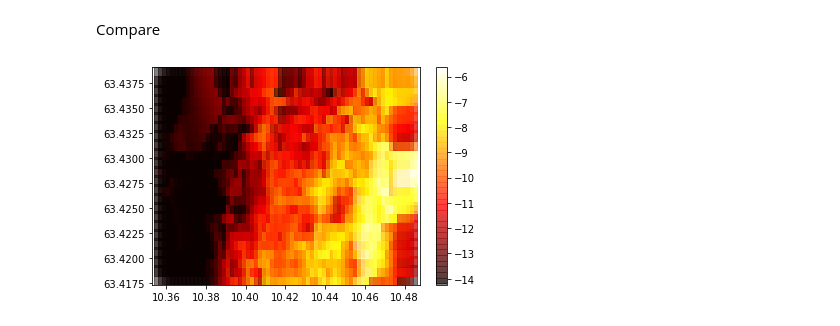
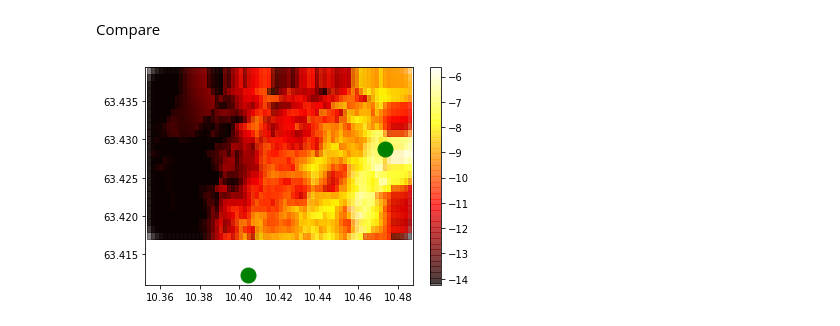
Before and after one commit to glennib/pycommute, a Jupyter notebook: visualize_data.ipynb, the cells around one changed output. Cells and saved outputs as stored; diff of their text form; code cells hidden in the pictures.

```diff
--- a/visualize_data.ipynb
+++ b/visualize_data.ipynb
@@ -92,29 +92,29 @@ Compare
 # %%
 norm_ord = 2
 top_cutoff_percent = 20 # Higher than this percentile (from top) get mapped to this percentile
 score_multiplier = 1 / 60 # to minutes
 
 scores = {
     'no_driving': np.linalg.norm((d_lerkendal_transit['durations'], d_ikea_transit['durations']), ord=norm_ord, axis=0),
     'lerkendal_driving': np.linalg.norm((d_lerkendal_driving['durations'], d_ikea_transit['durations']), ord=norm_ord, axis=0),
     'ikea_driving': np.linalg.norm((d_lerkendal_transit['durations'], d_ikea_driving['durations']), ord=norm_ord, axis=0),
     'all_driving': np.linalg.norm((d_lerkendal_driving['durations'], d_ikea_driving['durations']), ord=norm_ord, axis=0),
 }
 
 for key, score in scores.items():
     cutoff = np.percentile(score, 100-top_cutoff_percent)
     scores[key] = np.minimum(score, cutoff) * score_multiplier
 
 score_args = {'x': lons, 'y': lats, 'c': -scores['all_driving'], 'cmap': 'hot', 'marker': 's', 's': 20**2, 'alpha': 0.5}
-destination_args = {'x': (lerkendal_coords[1], ikea_coords[1]), 'y': (lerkendal_coords[1], ikea_coords[1])}
+destination_args = {'x': (lerkendal_coords[1], ikea_coords[1]), 'y': (lerkendal_coords[0], ikea_coords[0]), 'c': 'green', 's': 15**2}
 
 plt.figure()
 plt.scatter(**score_args)
-
 plt.colorbar()
+plt.scatter(**destination_args)
 plt.show()
 # %% [output]
-[figure, old version]
+[figure, new version]
 # %%
 plt.figure()
 plt.scatter(**score_args)
```
Also changed, not shown: parts of 1 cell of this notebook.
